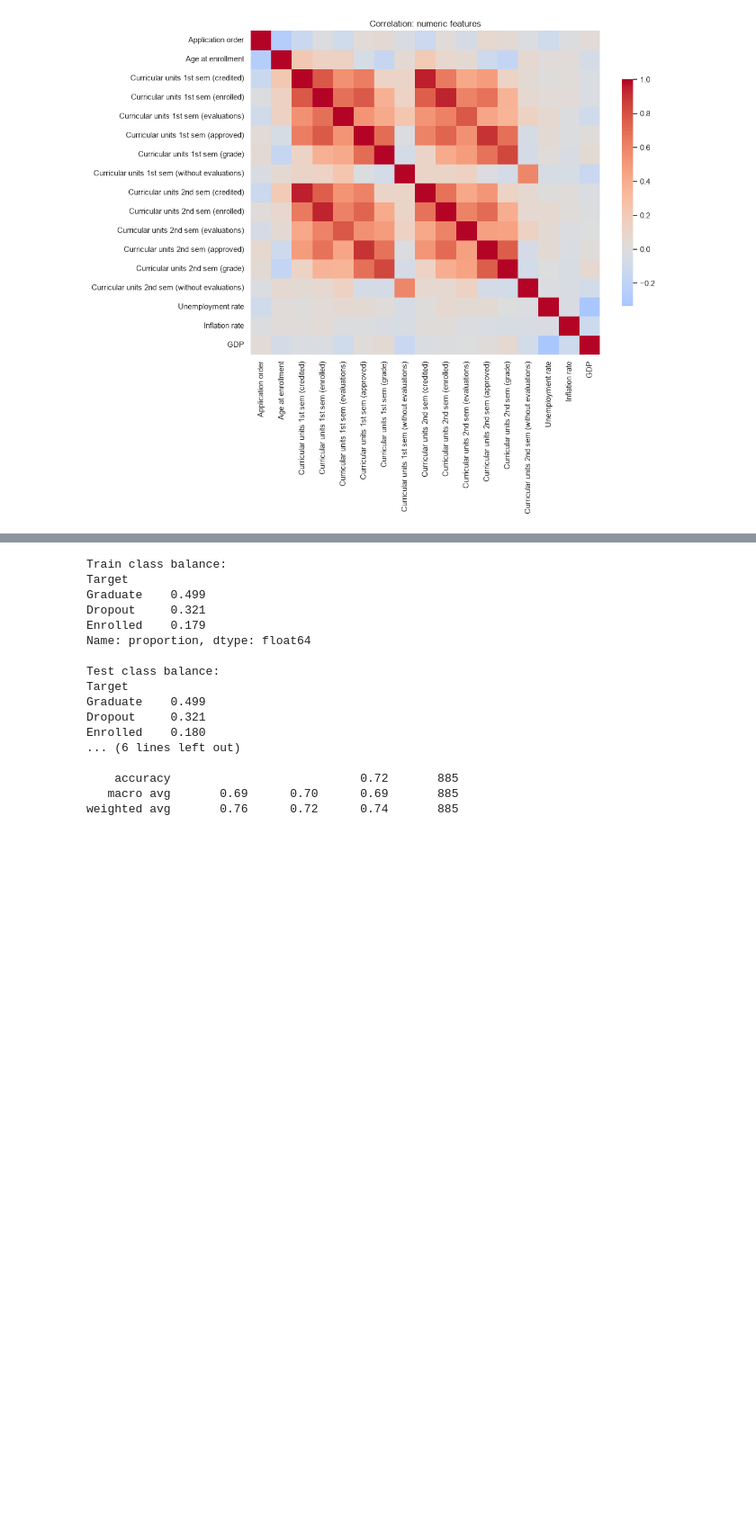
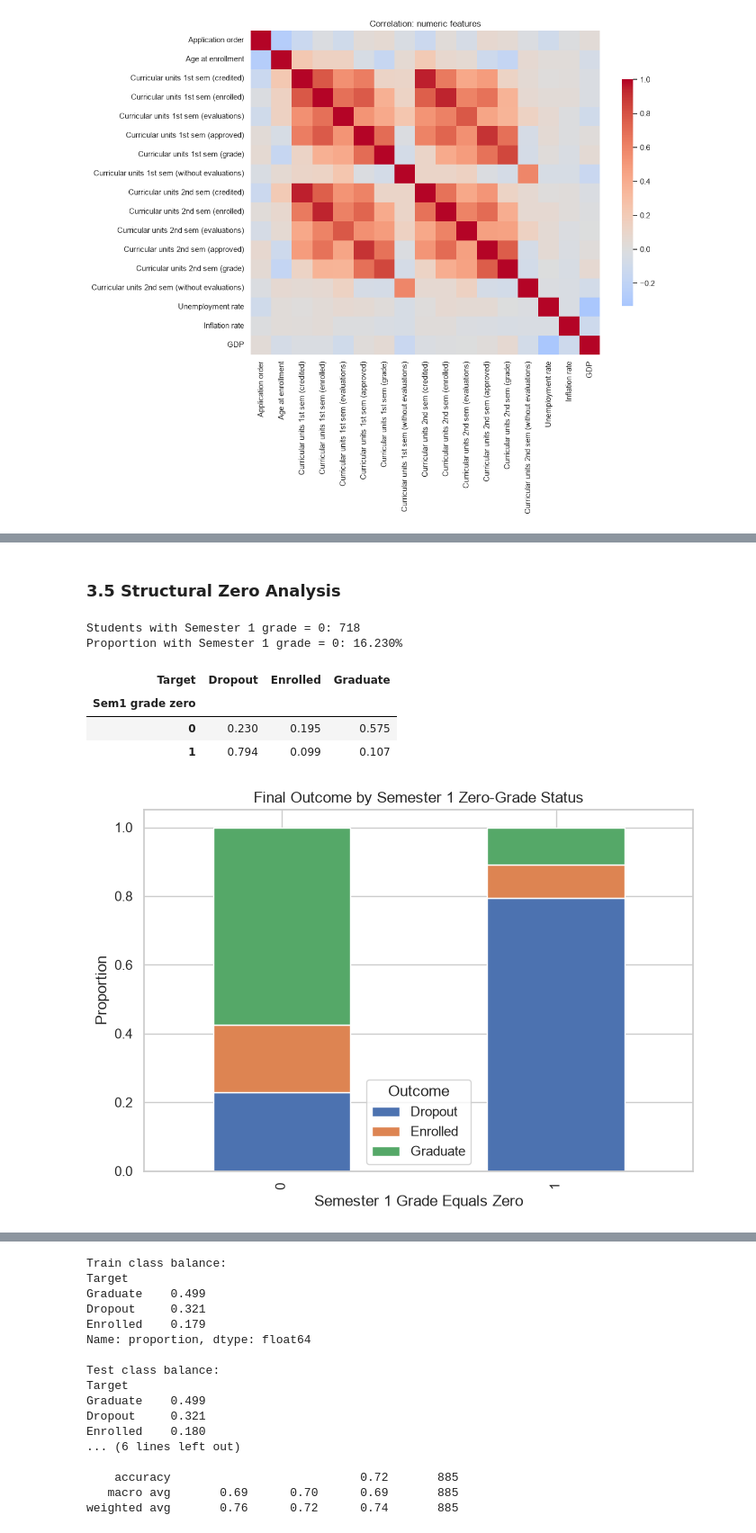
Before and after one commit to itsjavi16/student-dropout-prediction, a Jupyter notebook: notebooks/eda_and_logistic_baseline.ipynb, the cells around one changed output, grey strips where cells are left out. Shown at 90% size. Cells and saved outputs as stored; diff of their text form; code cells hidden in the pictures; blank space fills up the shorter version.

```diff
--- a/notebooks/eda_and_logistic_baseline.ipynb
+++ b/notebooks/eda_and_logistic_baseline.ipynb
@@ -123 +162,50 @@ plt.show()
+# %% [markdown]
+### 3.5 Structural Zero Analysis
+# %%
+# Structural Zeros in Semester 1 Grades
+
+sem1_grade_col = "Curricular units 1st sem (grade)"
+
+n_zero = (df[sem1_grade_col] == 0).sum()
+prop_zero = (df[sem1_grade_col] == 0).mean()
+
+print(f"Students with Semester 1 grade = 0: {n_zero}")
+print(f"Proportion with Semester 1 grade = 0: {prop_zero:.3%}")
+
+# Temporary indicator for EDA
+df["Sem1 grade zero"] = (
+    df[sem1_grade_col] == 0
+).astype(int)
+
+zero_grade_outcomes = pd.crosstab(
+    df["Sem1 grade zero"],
+    df[TARGET_COL],
+    normalize="index"
+)
+
+display(zero_grade_outcomes.round(3))
+
+fig, ax = plt.subplots(figsize=(7, 5))
+
+zero_grade_outcomes.plot(
+    kind="bar",
+    stacked=True,
+    ax=ax
+)
+
+ax.set_title("Final Outcome by Semester 1 Zero-Grade Status")
+ax.set_xlabel("Semester 1 Grade Equals Zero")
+ax.set_ylabel("Proportion")
+
+plt.legend(title="Outcome")
+plt.tight_layout()
+plt.show()
+# %% [output]
+Students with Semester 1 grade = 0: 718
+Proportion with Semester 1 grade = 0: 16.230%
+| Target | Dropout | Enrolled | Graduate |
+| Sem1 grade zero |  |  |  |
+| 0 | 0.230 | 0.195 | 0.575 |
+| 1 | 0.794 | 0.099 | 0.107 |
+[figure, added]
 # %% [markdown]
```
Also changed, not shown: parts of 52 cells of this notebook, 2 other files.
